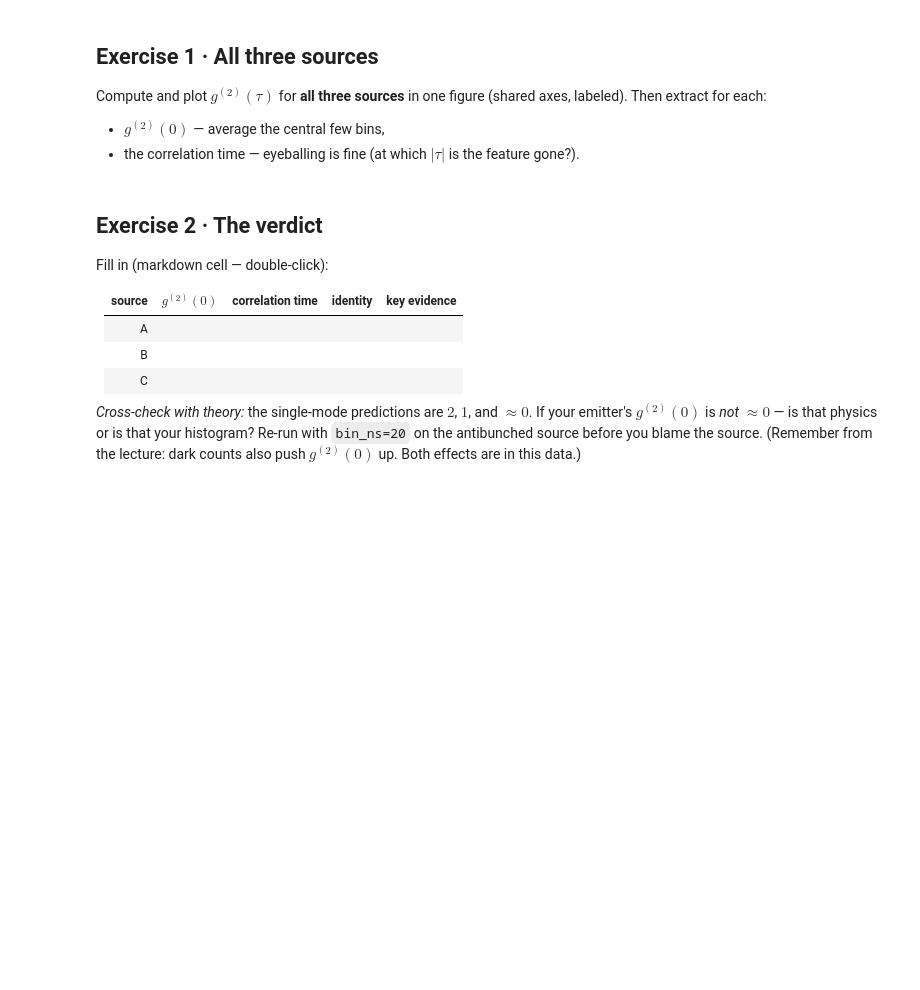
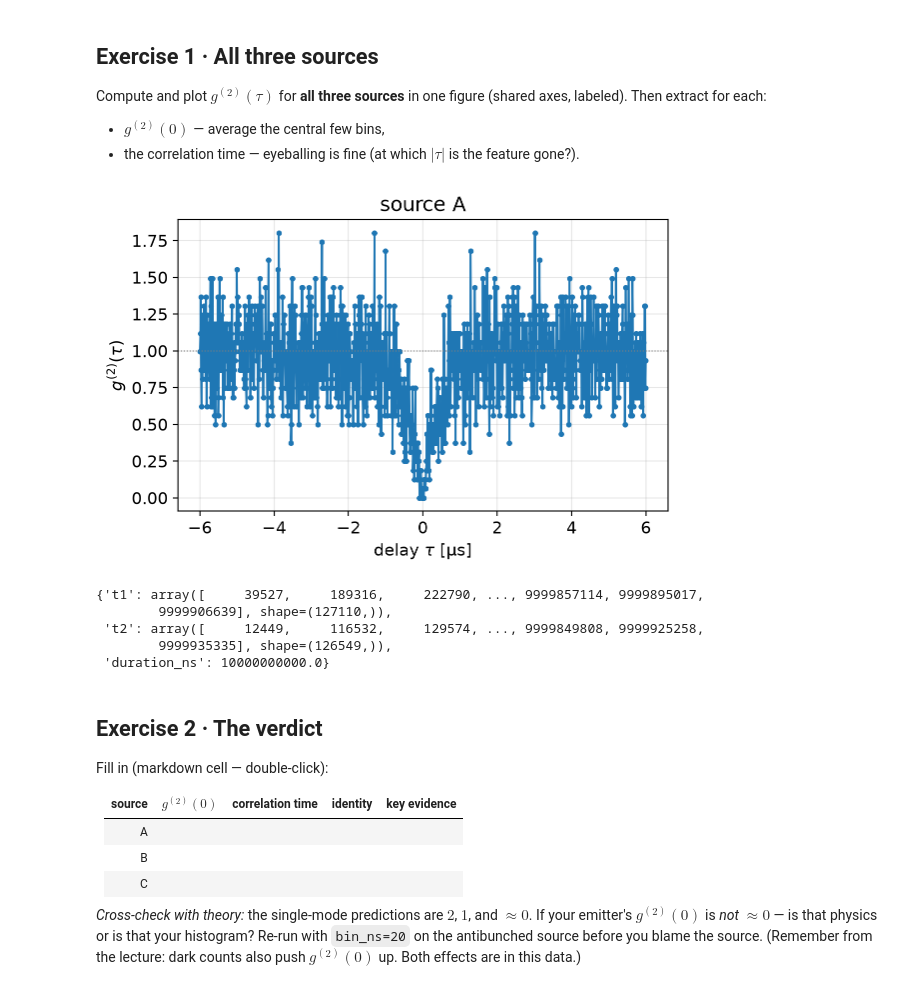
Before and after one commit to laserlab/CountingPhotons, a Jupyter notebook: lectures/04_HandsOn_g2_HBT.ipynb, the cells around one changed output. Drawn from its saved outputs; the diff is of its cells as text; code cells hidden in the pictures; blank space fills up the shorter version.

```diff
--- a/lectures/04_HandsOn_g2_HBT.ipynb
+++ b/lectures/04_HandsOn_g2_HBT.ipynb
@@ -138,6 +138,25 @@ Compute and plot $g^{(2)}(\tau)$ for **all three sources** in one figure (shared
 # %%
 # YOUR CODE HERE - Exercise 1
 # one figure, three g2(tau) curves + a table of g2(0) values
+d = sources["C"]
+tau, g2 = g2_from_timetags(d["t1"], d["t2"], d["duration_ns"], bin_ns=10 )
+plt.plot(tau / 1000, g2, ".-")
+plt.axhline(1, color="gray", ls=":", lw=0.8)
+plt.xlabel(r"delay $\tau$ [µs]")
+plt.ylabel(r"$g^{(2)}(\tau)$")
+plt.title("source A")
+plt.tight_layout()
+plt.show()
+# %% [output]
+[figure, added]
+# %%
+d
+# %% [output]
+{'t1': array([     39527,     189316,     222790, ..., 9999857114, 9999895017,
+        9999906639], shape=(127110,)),
+ 't2': array([     12449,     116532,     129574, ..., 9999849808, 9999925258,
+        9999935335], shape=(126549,)),
+ 'duration_ns': 10000000000.0}
 # %% [markdown]
 ## Exercise 2 · The verdict
 
```
Also changed, not shown: 4 other files.
